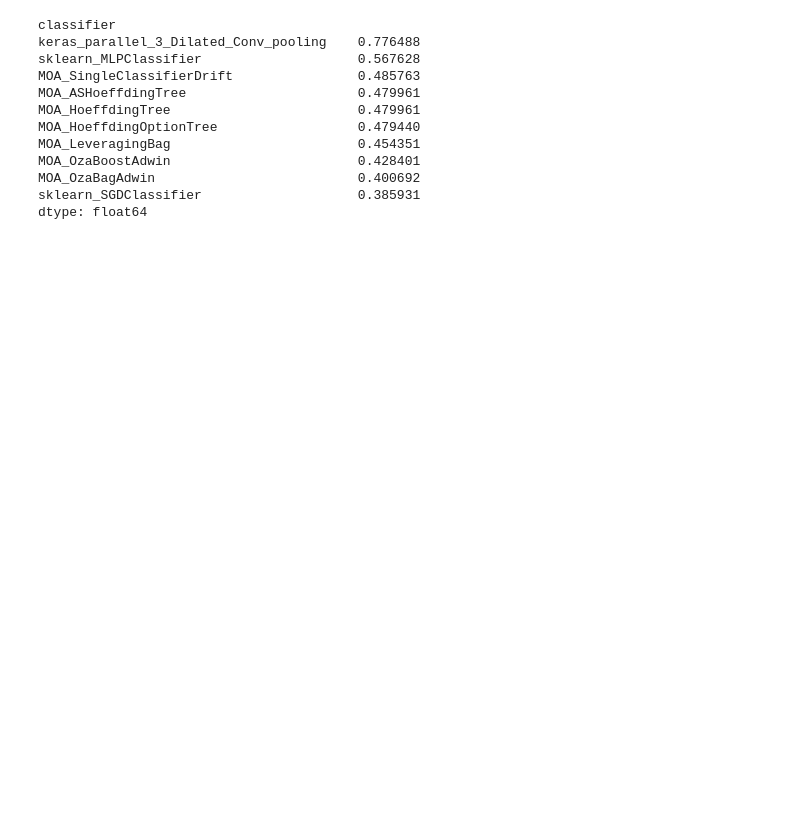
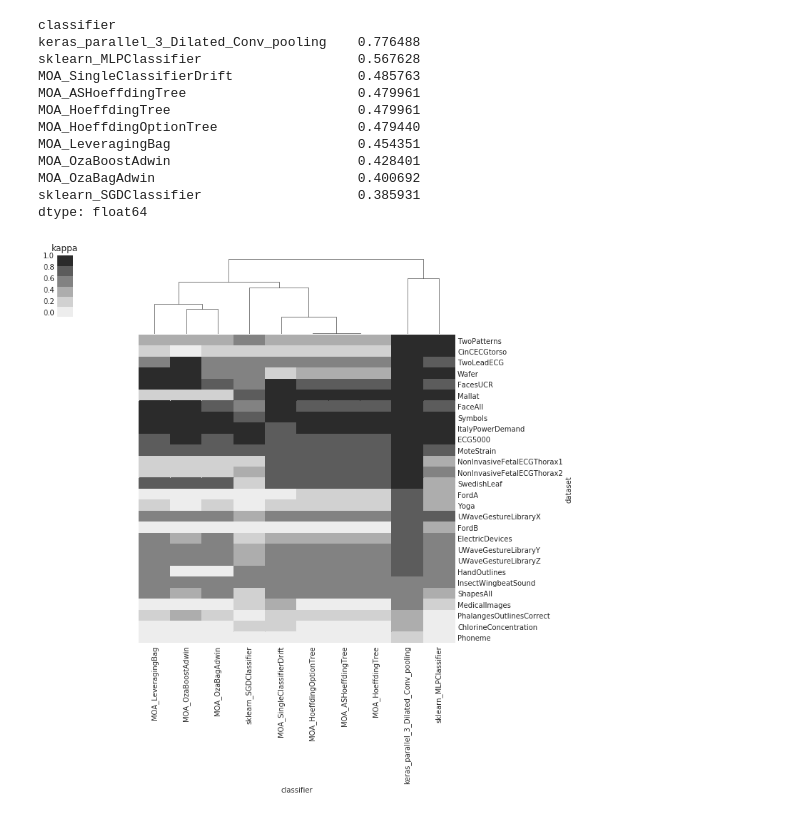
Before and after one commit to pedrolarben/ADLStream, a Jupyter notebook: utils/notebooks/Untitled.ipynb, the cells around one changed output. Saved outputs shown, nothing was run; the diff lists cells and outputs as text; code cells hidden in the pictures; blank space fills up the shorter version.

```diff
--- a/utils/notebooks/Untitled.ipynb
+++ b/utils/notebooks/Untitled.ipynb
@@ -128,0 +98,12 @@ dtype: float64
+# %%
+#sns.color_palette("BuGn")
+#sns.cm.rocket_r
+#sns.palplot(sns.cubehelix_palette(8, start=2, rot=0, dark=0, light=.95, reverse=True))
+with plt.style.context('seaborn-whitegrid'):
+    cm = sns.clustermap(metrics_table, figsize=(10,10), cmap=sns.color_palette("Greys"), annot=False, linewidth=0.0, row_cluster=False)
+    cm.cax.yaxis.tick_left()
+    cm.cax.yaxis.set_label_position("left")
+    #cm.cax.set_visible(False)
+    cm.cax.set_title(_METRIC)
+# %% [output]
+[figure, added]
```
Also changed, not shown: parts of 14 cells of this notebook, 5 other files.
